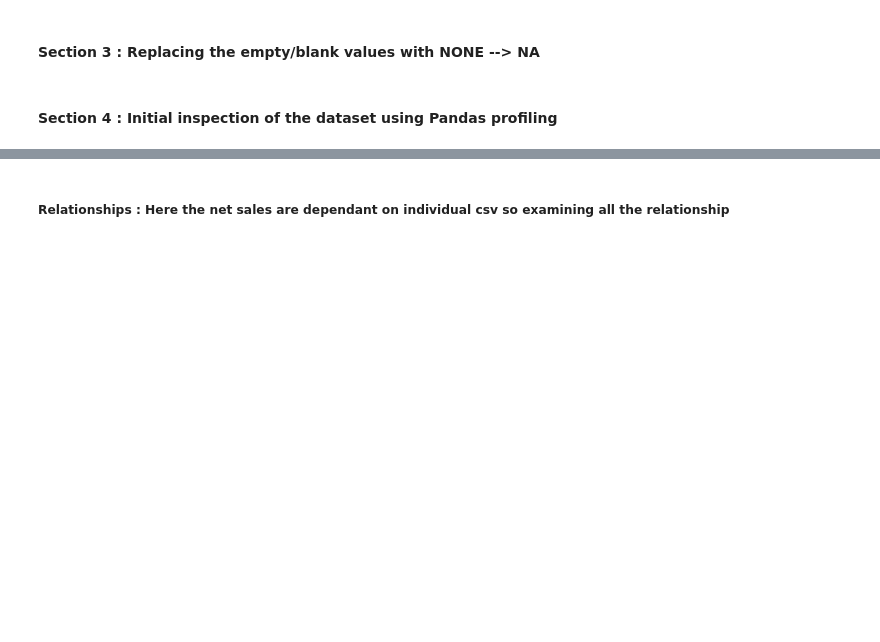
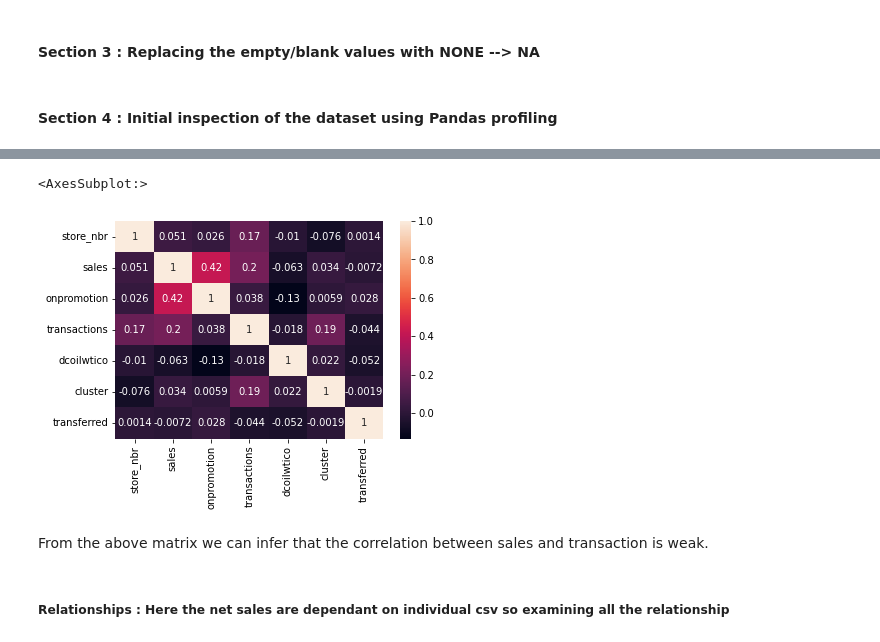
Before and after one commit to abroniewski/ML-test-repo, a Jupyter notebook: connectcsv.ipynb, the cells around one changed output, grey strips where cells are left out. Cells and saved outputs as stored; diff of their text form; code cells hidden in the pictures; blank space fills up the shorter version.

```diff
--- a/connectcsv.ipynb
+++ b/connectcsv.ipynb
@@ -154,3 +167,9 @@ profile = ProfileReport(df2, title="Pandas Profiling Report", minimal=True)
 profile.to_notebook_iframe()
 # %% [output]
 [interactive output not drawn]
+# %%
+#Reading the csv
+data = pd.read_csv(path + 'final.csv', index_col=False)
+
+#For checking the total number of rows and columns in the dataset
+data.shape
@@ -156,0 +240,4 @@ profile.to_notebook_iframe()
+# %%
+data1 = data.drop(columns='id',axis=1)
+correlation = data1.corr()
+data1.head()
@@ -157,3 +251,10 @@ profile.to_notebook_iframe()
+# %%
+sns.heatmap(correlation, xticklabels=correlation.columns, yticklabels=correlation.columns, annot=True)
+# %% [output]
+<AxesSubplot:>
+[figure, added]
+# %% [markdown]
+From the above matrix we can infer that the correlation between sales and transaction is weak.
 # %% [markdown]
 ##### Relationships : Here the net sales are dependant on individual csv so examining all the relationship
 # %%
```
Also changed, not shown: parts of 29 cells of this notebook.
